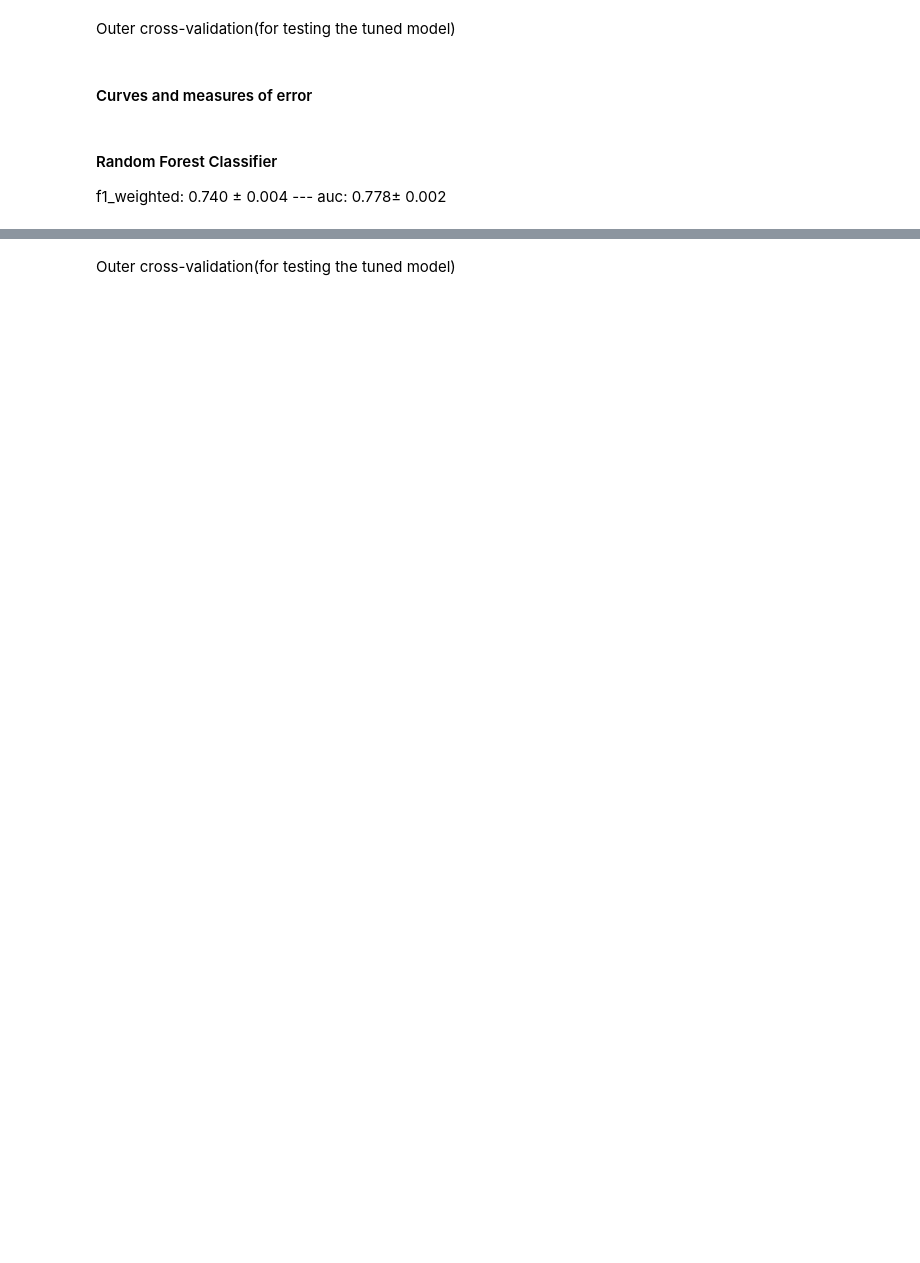
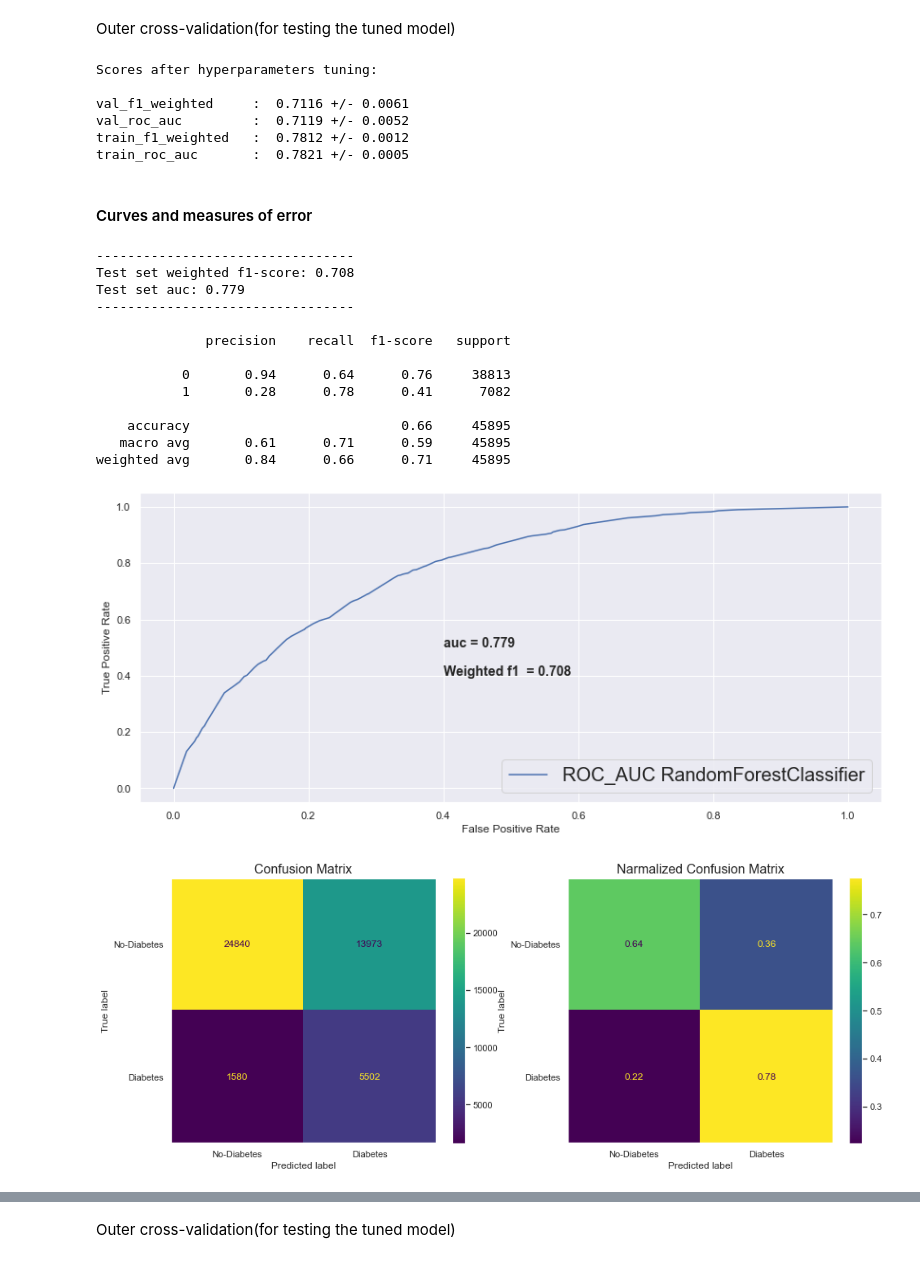
Before and after one commit to maclavijo/MLZoomcamp, a Jupyter notebook: MLZProjects/diabetes.ipynb, the cells around one changed output, grey strips where cells are left out. Drawn from its saved outputs; the diff is of its cells as text; code cells hidden in the pictures; blank space fills up the shorter version.

```diff
--- a/MLZProjects/diabetes.ipynb
+++ b/MLZProjects/diabetes.ipynb
@@ -443,14 +535,9 @@ RandomForestClassifier().get_params()
 # %%
 %%time
 
-# Inner cross-validation(for Hyperparameter tuning)
-innerCV = StratifiedKFold(n_splits=5, shuffle=True, random_state=randomState)
-# Outer cross-validation(for testing the tunned model)
-outerCV = StratifiedKFold(n_splits=3, shuffle=True, random_state=randomState)
-
-model = Pipeline([("classifier", RandomForestClassifier(n_estimators=10,
-                                                        class_weight='balanced',
-                                                        random_state=randomState))])
+model_RF = Pipeline([("classifier", RandomForestClassifier(n_estimators=10,
+                                                           class_weight='balanced',
+                                                           random_state=randomState))])
 
 param_grid = {
     'classifier__max_depth': (5,10,15,20,25),
@@ -460,12 +547,11 @@ param_grid = {
 
 scoring = {"auc": "roc_auc", "f1_weighted": "f1_weighted"}
 
-model_grid_search = GridSearchCV(model,
+model_grid_search_RF = GridSearchCV(model_RF,
                                  param_grid=param_grid,
                                  scoring=scoring,
-                                 #scoring="f1_weighted",
                                  n_jobs=-1,
                                  cv=innerCV,
                                  return_train_score=True,
                                  refit=False)
-model_grid_search.fit(dfTrainFull, yTrainFull)
+_ = model_grid_search_RF.fit(dfTrainFull, yTrainFull)
@@ -489,12 +599,13 @@ res.sort_values(by=['rank_test_f1_weighted', 'rank_test_auc']).head(10)
 # %%
 %%time
 
-model = Pipeline([("classifier", RandomForestClassifier(class_weight='balanced',
-                                                        random_state = randomState,
-                                                        max_depth=10,
-                                                        max_features=20,
-                                                        max_leaf_nodes=7))])
+modelRF = Pipeline([("classifier", RandomForestClassifier(n_estimators=10,
+                                                          max_depth = 10,
+                                                          max_leaf_nodes=30,
+                                                          max_features=10,
+                                                          class_weight='balanced',
+                                                          random_state=randomState))])
 
-model.fit(dfTrainFull, yTrainFull)
+_ = modelRF.fit(dfTrainFull, yTrainFull)
 # %% [markdown]
 Outer cross-validation(for testing the tuned model)
@@ -527,7 +612,29 @@ print(table)
+# %%
+getBestModelResults(modelRF)
+# %% [output]
+Scores after hyperparameters tuning:
+
+val_f1_weighted     :  0.7116 +/- 0.0061
+val_roc_auc         :  0.7119 +/- 0.0052
+train_f1_weighted   :  0.7812 +/- 0.0012
+train_roc_auc       :  0.7821 +/- 0.0005
 # %% [markdown]
 #### Curves and measures of error
 # %%
-_ = utils.getMeasures(model)
+_ = getMeasures(modelRF)
+# %% [output]
+---------------------------------
+Test set weighted f1-score: 0.708
+Test set auc: 0.779
+---------------------------------
+
+              precision    recall  f1-score   support
+
+           0       0.94      0.64      0.76     38813
+           1       0.28      0.78      0.41      7082
+
+    accuracy                           0.66     45895
+   macro avg       0.61      0.71      0.59     45895
+weighted avg       0.84      0.66      0.71     45895
+[figure, added]
+[figure, added]
-# %% [markdown]
-#### Random Forest Classifier
-f1_weighted: 0.740 ± 0.004 --- auc: 0.778± 0.002
```
Also changed, not shown: parts of 86 cells of this notebook, 11 other files.
